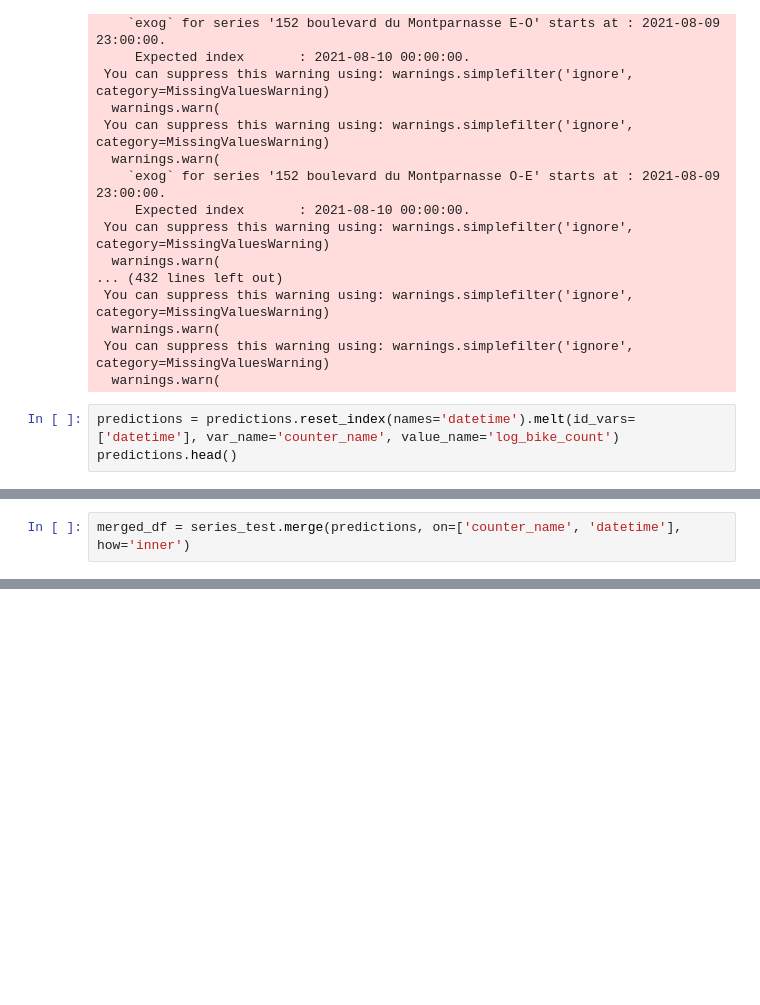
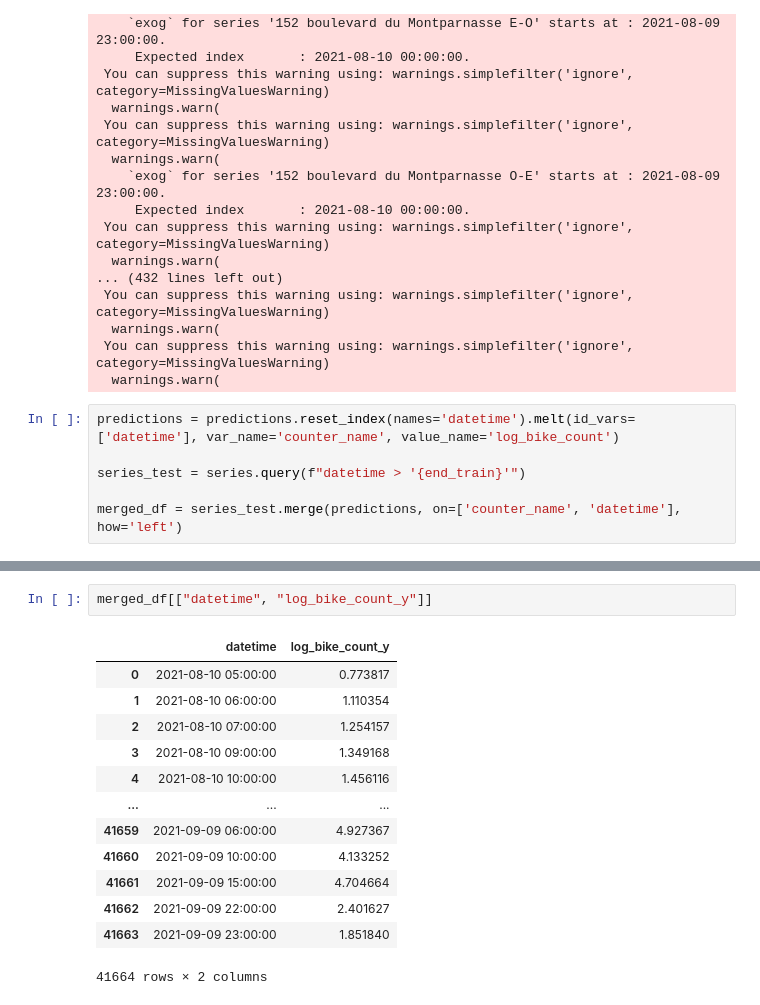
Before and after one commit to maximotk/bike_counters, a Jupyter notebook: Forecasting.ipynb, the cells around one changed output, grey strips where cells are left out. Saved outputs shown, nothing was run; the diff lists cells and outputs as text; blank space fills up the shorter version.

```diff
--- a/Forecasting.ipynb
+++ b/Forecasting.ipynb
@@ -270,4 +297,7 @@ predictions = forecaster.predict(steps=1020, exog=exog_dict_test)
   warnings.warn(
 # %%
 predictions = predictions.reset_index(names='datetime').melt(id_vars=['datetime'], var_name='counter_name', value_name='log_bike_count')
-predictions.head()
+
+series_test = series.query(f"datetime > '{end_train}'")
+
+merged_df = series_test.merge(predictions, on=['counter_name', 'datetime'], how='left')
@@ -299,2 +303,0 @@ series_test.shape
-# %%
-merged_df = series_test.merge(predictions, on=['counter_name', 'datetime'], how='inner')
@@ -455,0 +309,16 @@ NameError: name 'cv_search' is not defined
+# %%
+merged_df[["datetime", "log_bike_count_y"]]
+# %% [output]
+|  | datetime | log_bike_count_y |
+| 0 | 2021-08-10 05:00:00 | 0.773817 |
+| 1 | 2021-08-10 06:00:00 | 1.110354 |
+| 2 | 2021-08-10 07:00:00 | 1.254157 |
+| 3 | 2021-08-10 09:00:00 | 1.349168 |
+| 4 | 2021-08-10 10:00:00 | 1.456116 |
+| ... | ... | ... |
+| 41659 | 2021-09-09 06:00:00 | 4.927367 |
+| 41660 | 2021-09-09 10:00:00 | 4.133252 |
+| 41661 | 2021-09-09 15:00:00 | 4.704664 |
+| 41662 | 2021-09-09 22:00:00 | 2.401627 |
+| 41663 | 2021-09-09 23:00:00 | 1.851840 |
+41664 rows × 2 columns
```
Also changed, not shown: parts of 16 cells of this notebook, 1 other file.
